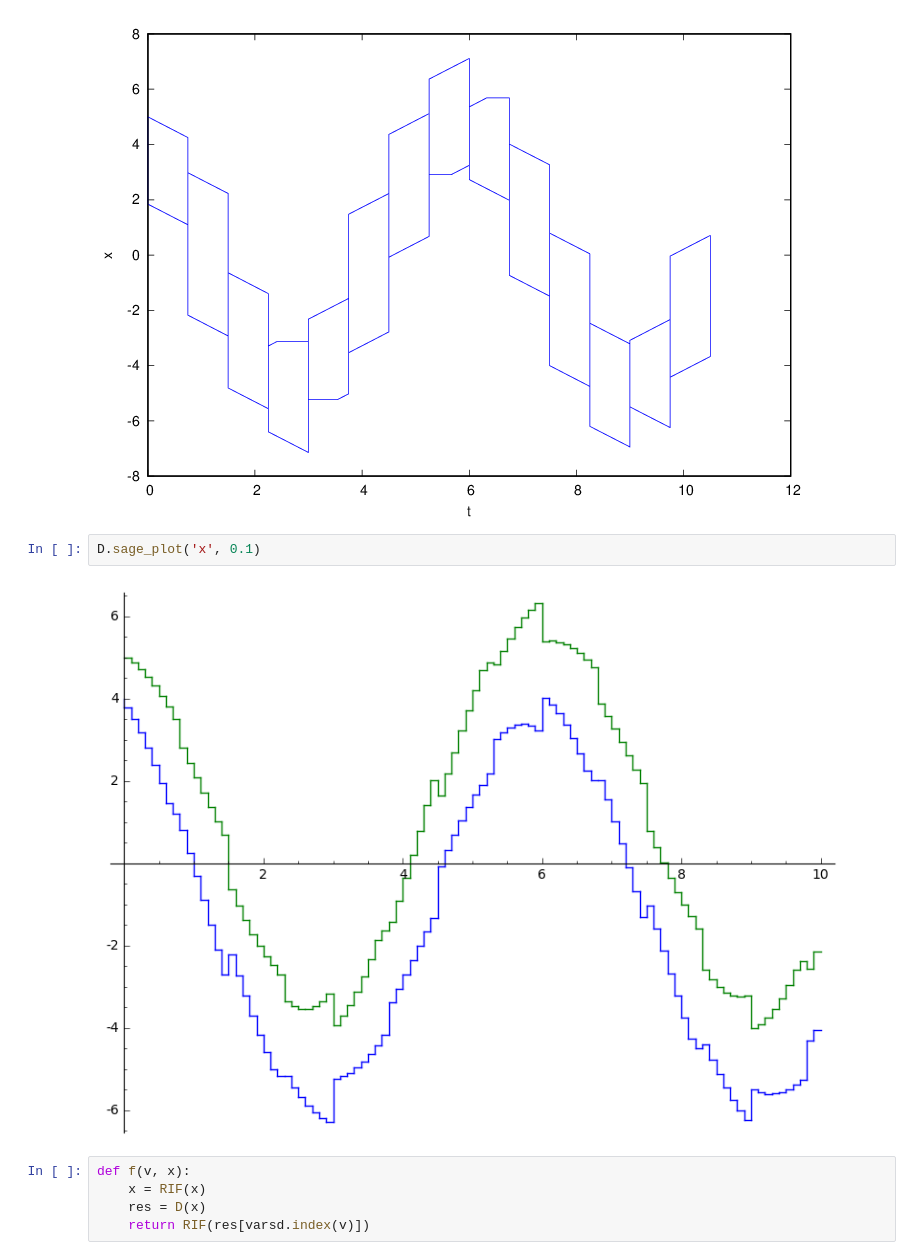
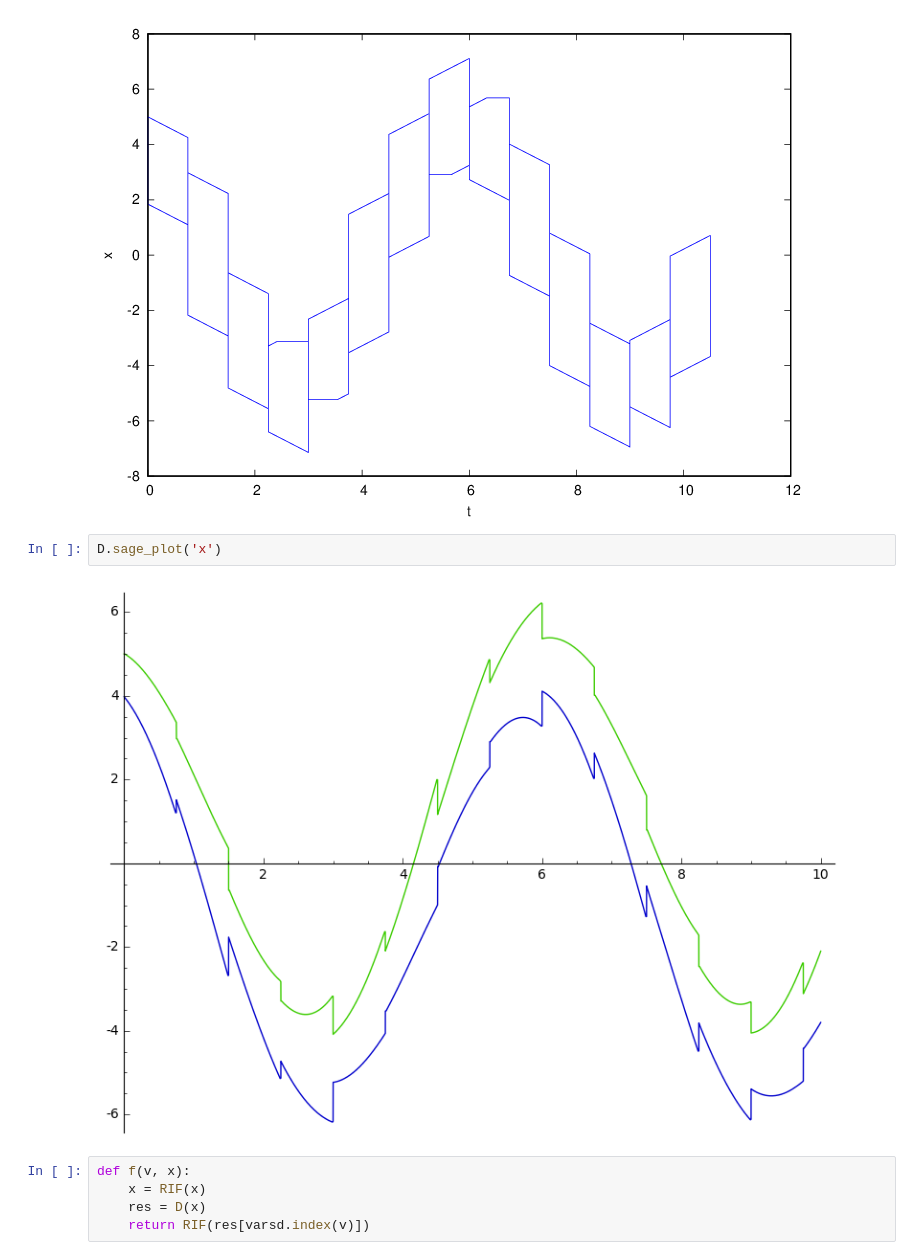
Before and after one commit to twright/Logic-of-Behaviour-in-Uncertain-Contexts, a Jupyter notebook: Monitoring flowstar.ipynb, the cells around one changed output. Saved outputs shown, nothing was run; the diff lists cells and outputs as text.

```diff
--- a/Monitoring flowstar.ipynb
+++ b/Monitoring flowstar.ipynb
@@ -35,9 +35,9 @@ D.wplot('t', 'x')
 # %% [output]
 [figure]
 # %%
-D.sage_plot('x', 0.1)
+D.sage_plot('x')
 # %% [output]
-[figure, old version]
+[figure, new version]
 # %%
 def f(v, x):
     x = RIF(x)
```
Also changed, not shown: parts of 21 cells of this notebook, 5 other files.
